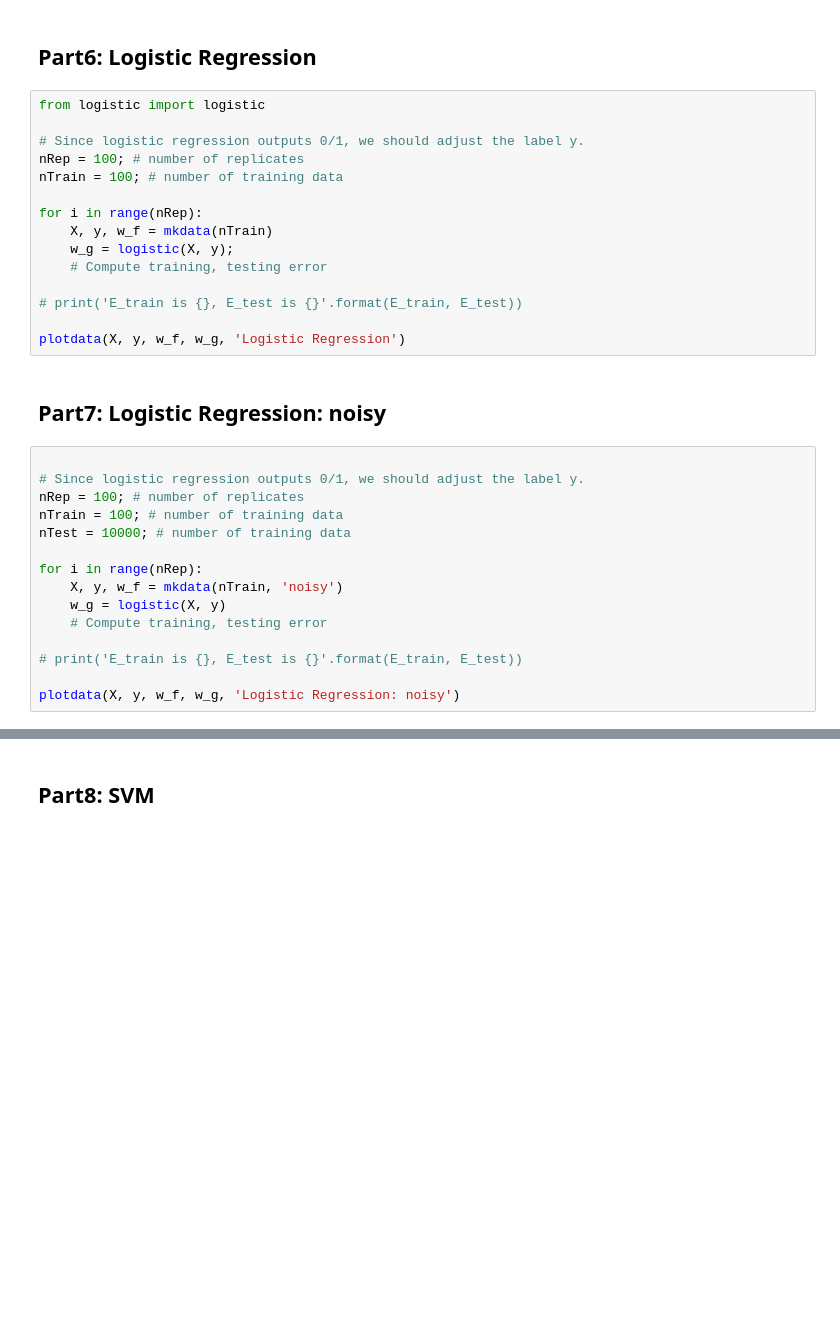
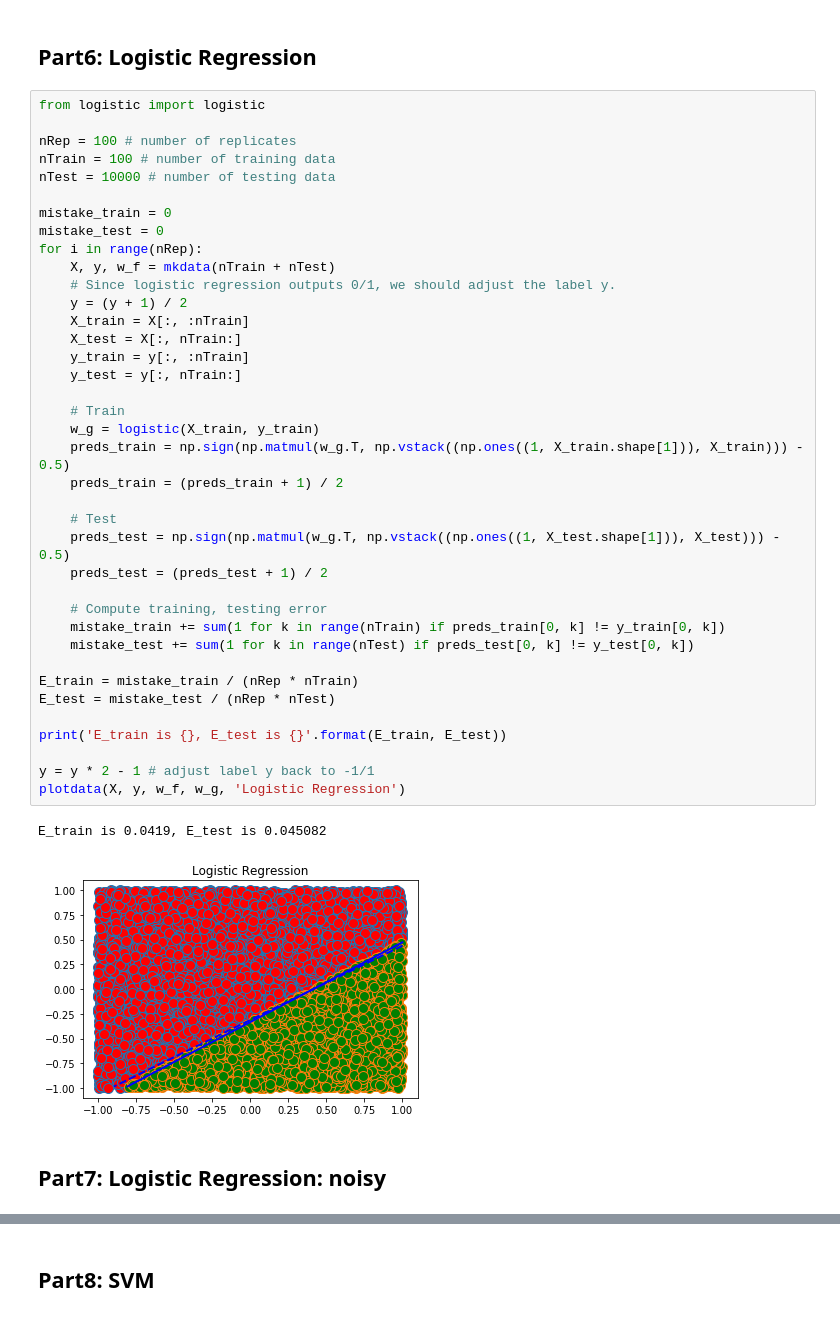
Before and after one commit to jessiepyx/DataMining, a Jupyter notebook: hw2/linear-models/run.ipynb, the cells around one changed output, grey strips where cells are left out. Drawn from its saved outputs; the diff is of its cells as text; blank space fills up the shorter version.

Commit message:
hw2: logistic regression

```diff
--- a/hw2/linear-models/run.ipynb
+++ b/hw2/linear-models/run.ipynb
@@ -225,35 +225,46 @@ E_train is 0.49, E_test is 0.5496
 E_train is 0.05, E_test is 0.066
 # %% [markdown]
 ## Part6: Logistic Regression
-# %%
-from logistic import logistic
-
-# Since logistic regression outputs 0/1, we should adjust the label y.
-nRep = 100; # number of replicates
-nTrain = 100; # number of training data
-
-for i in range(nRep):
-    X, y, w_f = mkdata(nTrain)
-    w_g = logistic(X, y);
-    # Compute training, testing error
-
-# print('E_train is {}, E_test is {}'.format(E_train, E_test))
-
-plotdata(X, y, w_f, w_g, 'Logistic Regression')
+# %%
+from logistic import logistic
+
+nRep = 100 # number of replicates
+nTrain = 100 # number of training data
+nTest = 10000 # number of testing data
+
+mistake_train = 0
+mistake_test = 0
+for i in range(nRep):
+    X, y, w_f = mkdata(nTrain + nTest)
+    # Since logistic regression outputs 0/1, we should adjust the label y.
+    y = (y + 1) / 2
+    X_train = X[:, :nTrain]
+    X_test = X[:, nTrain:]
+    y_train = y[:, :nTrain]
+    y_test = y[:, nTrain:]
+
+    # Train
+    w_g = logistic(X_train, y_train)
+    preds_train = np.sign(np.matmul(w_g.T, np.vstack((np.ones((1, X_train.shape[1])), X_train))) - 0.5)
+    preds_train = (preds_train + 1) / 2
+
+    # Test
+    preds_test = np.sign(np.matmul(w_g.T, np.vstack((np.ones((1, X_test.shape[1])), X_test))) - 0.5)
+    preds_test = (preds_test + 1) / 2
+
+    # Compute training, testing error
+    mistake_train += sum(1 for k in range(nTrain) if preds_train[0, k] != y_train[0, k])
+    mistake_test += sum(1 for k in range(nTest) if preds_test[0, k] != y_test[0, k])
+
+E_train = mistake_train / (nRep * nTrain)
+E_test = mistake_test / (nRep * nTest)
+
+print('E_train is {}, E_test is {}'.format(E_train, E_test))
+
+y = y * 2 - 1 # adjust label y back to -1/1
+plotdata(X, y, w_f, w_g, 'Logistic Regression')
+# %% [output]
+E_train is 0.0419, E_test is 0.045082
+[figure, added]
 # %% [markdown]
 ## Part7: Logistic Regression: noisy
-# %%
-
-# Since logistic regression outputs 0/1, we should adjust the label y.
-nRep = 100; # number of replicates
-nTrain = 100; # number of training data
-nTest = 10000; # number of training data
-
-for i in range(nRep):
-    X, y, w_f = mkdata(nTrain, 'noisy')
-    w_g = logistic(X, y)
-    # Compute training, testing error
-
-# print('E_train is {}, E_test is {}'.format(E_train, E_test))
-
-plotdata(X, y, w_f, w_g, 'Logistic Regression: noisy')
```
Also changed, not shown: parts of 1 cell of this notebook, 3 other files.
